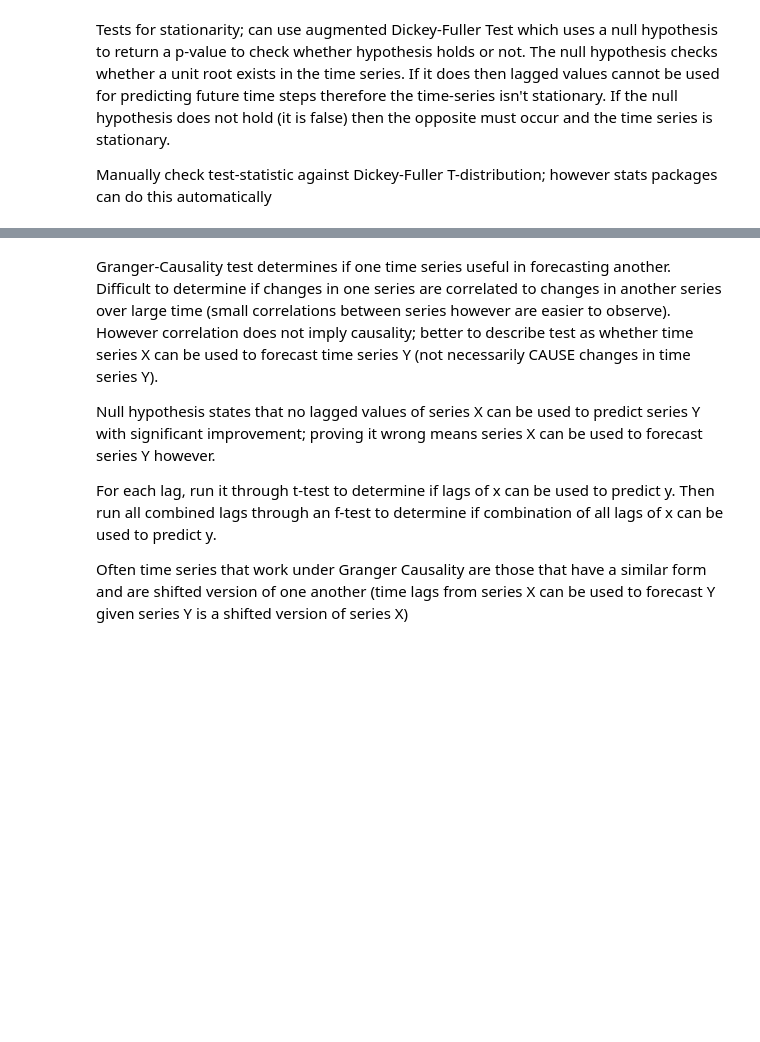
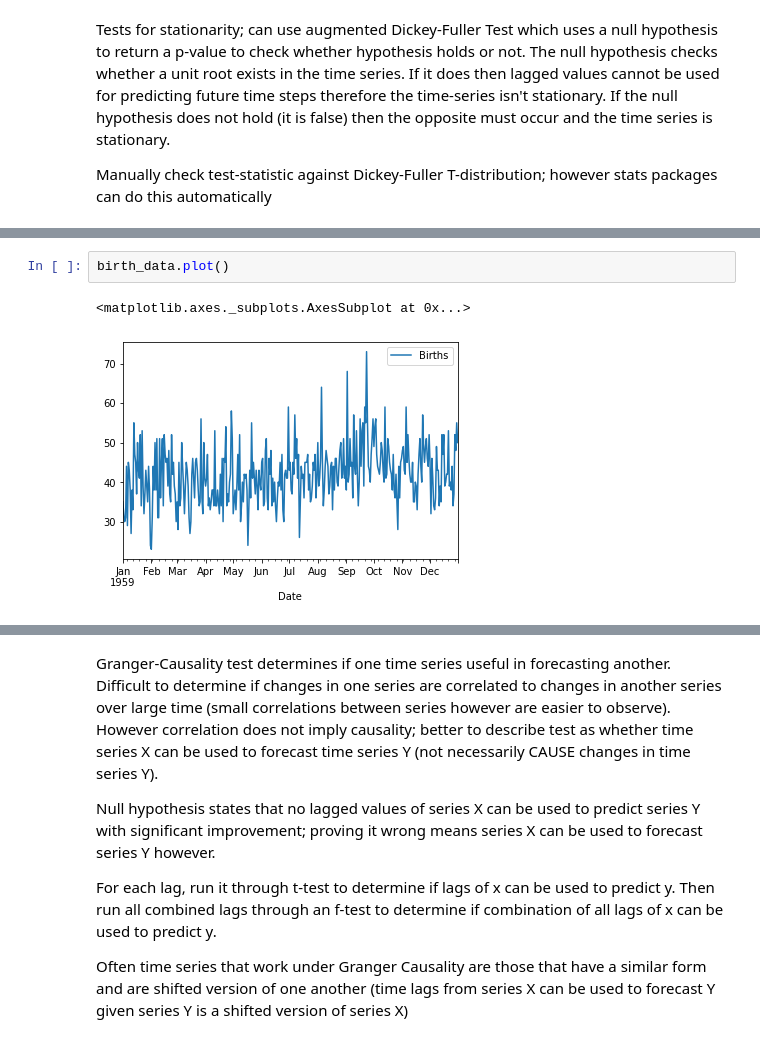
Before and after one commit to Ashwins9001/TimeSeriesAnalysis, a Jupyter notebook: Series_Tests.ipynb, the cells around one changed output, grey strips where cells are left out. Cells and saved outputs as stored; diff of their text form; blank space fills up the shorter version.

```diff
--- a/Series_Tests.ipynb
+++ b/Series_Tests.ipynb
@@ -10,0 +53,5 @@ Manually check test-statistic against Dickey-Fuller T-distribution; however stat
+# %%
+birth_data.plot()
+# %% [output]
+<matplotlib.axes._subplots.AxesSubplot at 0x...>
+[figure, added]
```
Also changed, not shown: parts of 21 cells of this notebook.
